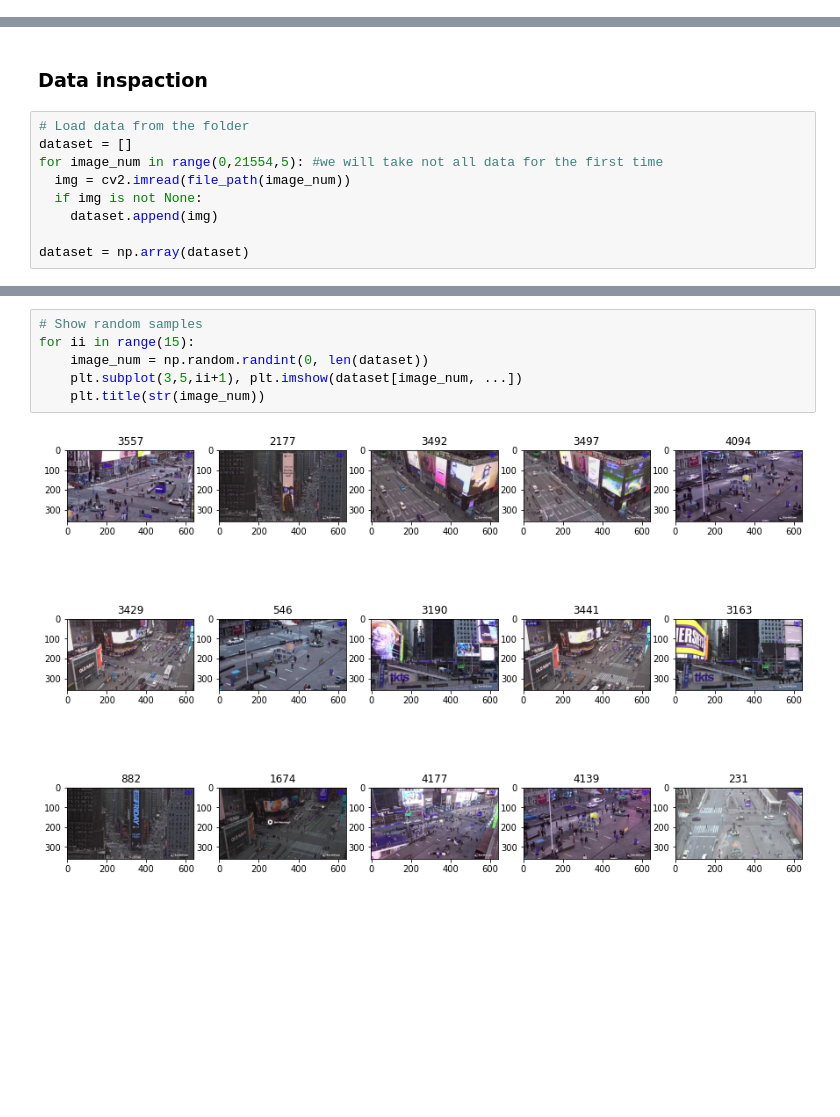
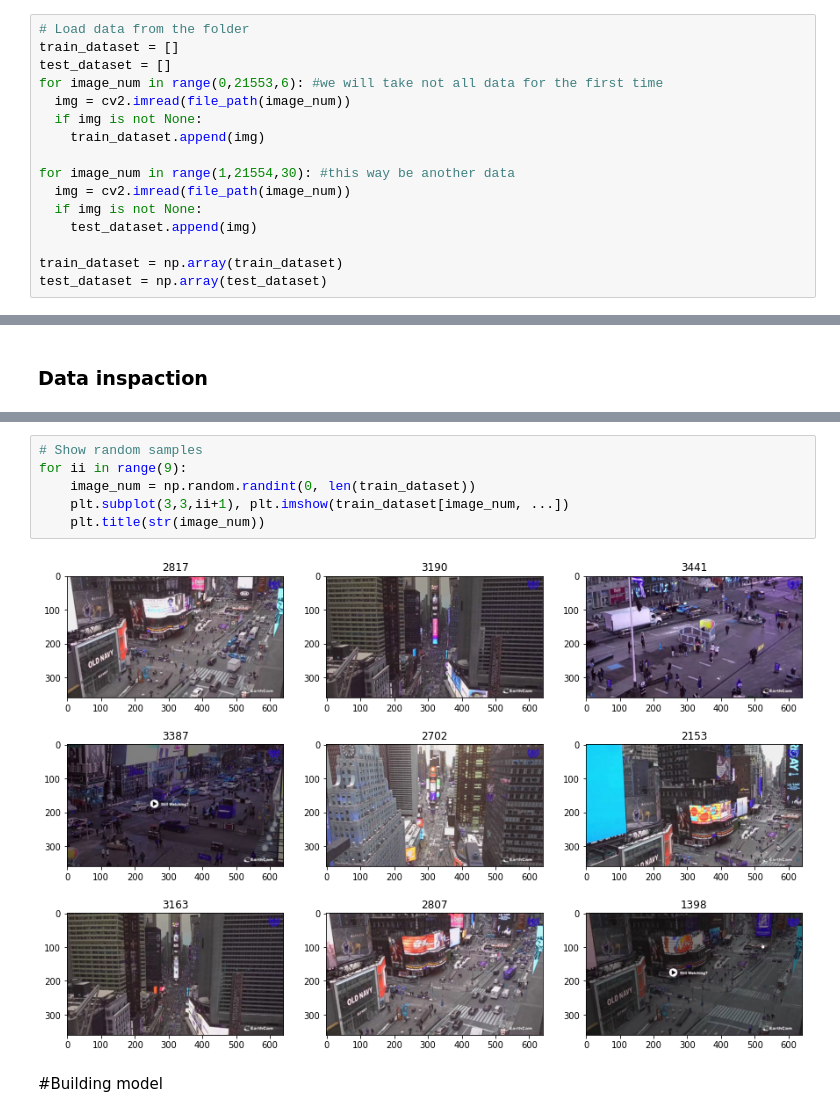
Before and after one commit to MaximNoritsyn/study_cv_robotdreams_finalproject, a Jupyter notebook: Finalproject.ipynb, the cells around one changed output, grey strips where cells are left out. Cells and saved outputs as stored; diff of their text form; blank space fills up the shorter version.

Commit message:
create train and test dataset

```diff
--- a/Finalproject.ipynb
+++ b/Finalproject.ipynb
@@ -33,0 +36,16 @@ def file_path(image_num):
+# %%
+# Load data from the folder
+train_dataset = []
+test_dataset = []
+for image_num in range(0,21553,6): #we will take not all data for the first time
+  img = cv2.imread(file_path(image_num))
+  if img is not None:
+    train_dataset.append(img)
+
+for image_num in range(1,21554,30): #this way be another data
+  img = cv2.imread(file_path(image_num))
+  if img is not None:
+    test_dataset.append(img)
+
+train_dataset = np.array(train_dataset)
+test_dataset = np.array(test_dataset)
@@ -34,11 +55,2 @@ def file_path(image_num):
 # %% [markdown]
 ### Data inspaction
-# %%
-# Load data from the folder
-dataset = []
-for image_num in range(0,21554,5): #we will take not all data for the first time
-  img = cv2.imread(file_path(image_num))
-  if img is not None:
-    dataset.append(img)
-
-dataset = np.array(dataset)
@@ -49,8 +65,10 @@ Sample dims:  (4311, 360, 640, 3)
 # %%
 # Show random samples
-for ii in range(15):
-    image_num = np.random.randint(0, len(dataset))
-    plt.subplot(3,5,ii+1), plt.imshow(dataset[image_num, ...])
+for ii in range(9):
+    image_num = np.random.randint(0, len(train_dataset))
+    plt.subplot(3,3,ii+1), plt.imshow(train_dataset[image_num, ...])
     plt.title(str(image_num))
 # %% [output]
-[figure, old version]
+[figure, new version]
+# %% [markdown]
+#Building model
```
Also changed, not shown: parts of 5 cells of this notebook.
